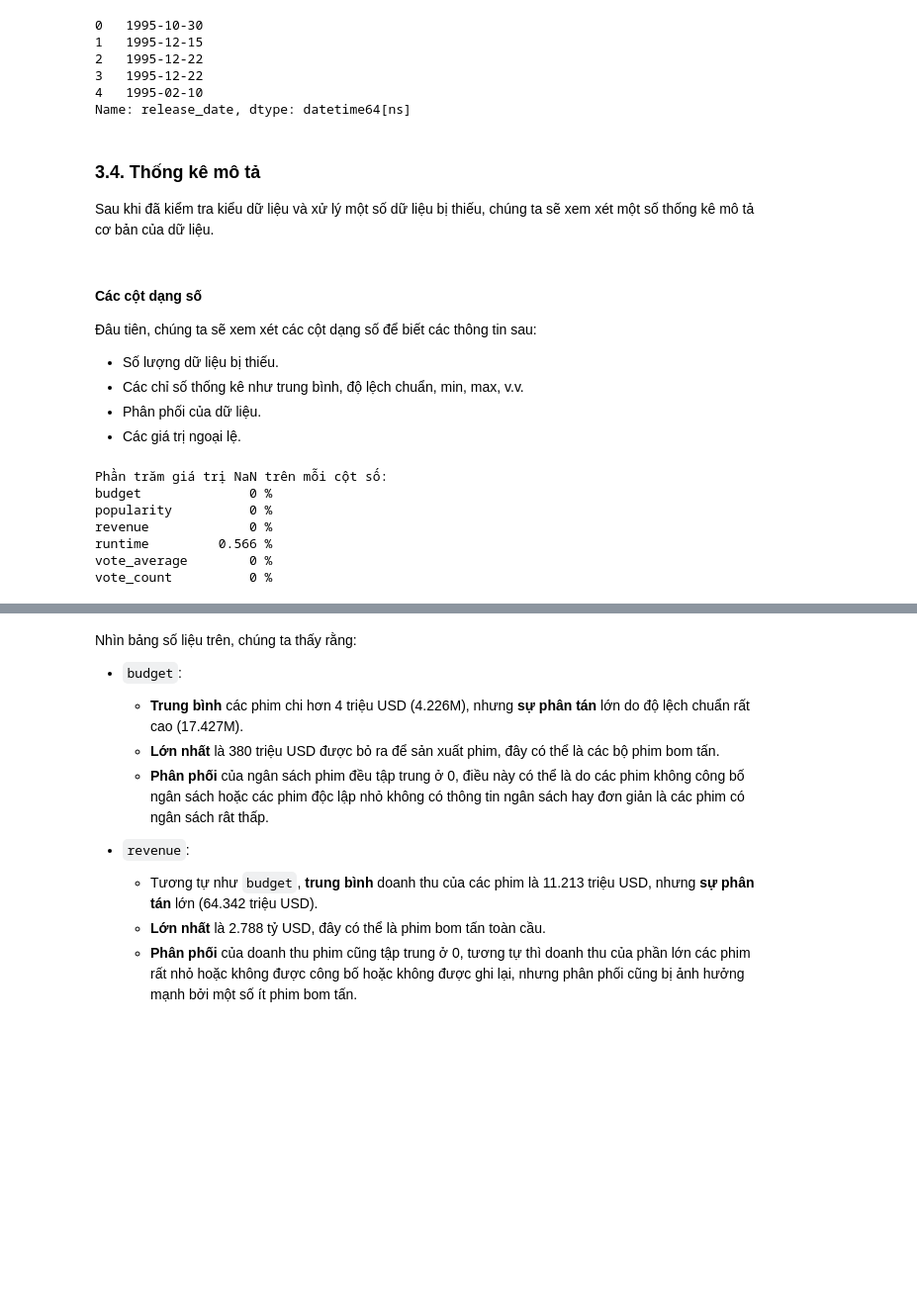
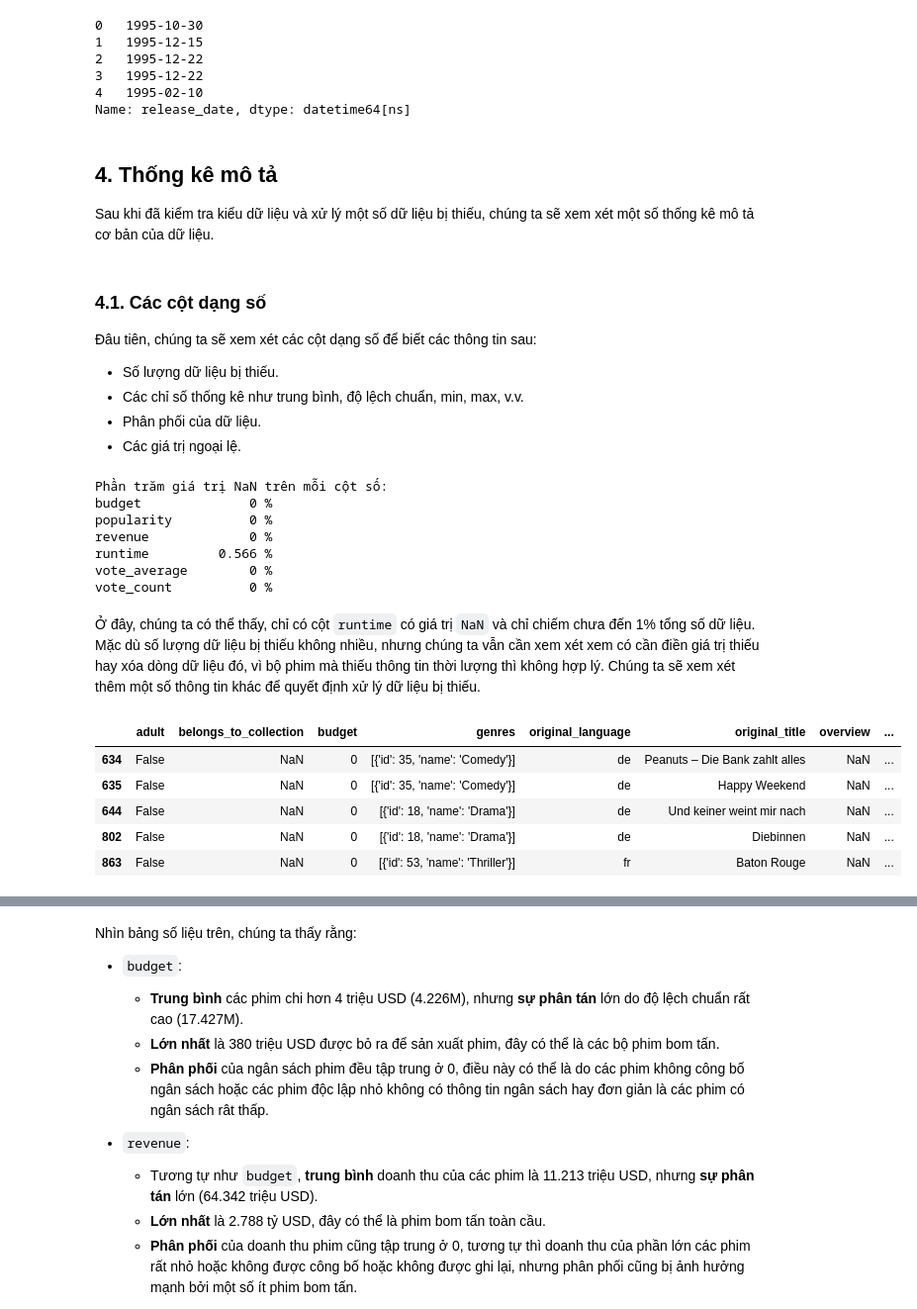
Before and after one commit to hoangfitus/csc17104-movies-eda, a Jupyter notebook: explore_data.ipynb, the cells around one changed output, grey strips where cells are left out. Shown: that part at 99% size. Drawn from its saved outputs; the diff is of its cells as text; code cells hidden in the pictures; blank space fills up the shorter version.

```diff
--- a/main.ipynb
+++ b/explore_data.ipynb
@@ -290,11 +249,11 @@ movies['release_date'].head(5)
 4   1995-02-10
 Name: release_date, dtype: datetime64[ns]
 # %% [markdown]
-### 3.4. Thống kê mô tả
+## 4. Thống kê mô tả
 
 Sau khi đã kiểm tra kiểu dữ liệu và xử lý một số dữ liệu bị thiếu, chúng ta sẽ xem xét một số thống kê mô tả cơ bản của dữ liệu.
 # %% [markdown]
-#### Các cột dạng số
+### 4.1. Các cột dạng số
 
 Đâu tiên, chúng ta sẽ xem xét các cột dạng số để biết các thông tin sau:
 - Số lượng dữ liệu bị thiếu.
@@ -316,3 +275,15 @@ revenue             0 %
 runtime         0.566 %
 vote_average        0 %
 vote_count          0 %
+# %% [markdown]
+Ở đây, chúng ta có thể thấy, chỉ có cột `runtime` có giá trị `NaN` và chỉ chiếm chưa đến 1% tổng số dữ liệu. Mặc dù số lượng dữ liệu bị thiếu không nhiều, nhưng chúng ta vẫn cần xem xét xem có cần điền giá trị thiếu hay xóa dòng dữ liệu đó, vì bộ phim mà thiếu thông tin thời lượng thì không hợp lý. Chúng ta sẽ xem xét thêm một số thông tin khác để quyết định xử lý dữ liệu bị thiếu.
+# %%
+nan_runtime_movies = movies[movies['runtime'].isnull()].drop(columns=['runtime'])
+nan_runtime_movies.head(5)
+# %% [output]
+|  | adult | belongs_to_collection | budget | genres | original_language | original_title | overview | ... |
+| 634 | False | NaN | 0 | [{'id': 35, 'name': 'Comedy'}] | de | Peanuts – Die Bank zahlt alles | NaN | ... |
+| 635 | False | NaN | 0 | [{'id': 35, 'name': 'Comedy'}] | de | Happy Weekend | NaN | ... |
+| 644 | False | NaN | 0 | [{'id': 18, 'name': 'Drama'}] | de | Und keiner weint mir nach | NaN | ... |
+| 802 | False | NaN | 0 | [{'id': 18, 'name': 'Drama'}] | de | Diebinnen | NaN | ... |
+| 863 | False | NaN | 0 | [{'id': 53, 'name': 'Thriller'}] | fr | Baton Rouge | NaN | ... |
```
Also changed, not shown: parts of 43 cells of this notebook, 4 other files.
